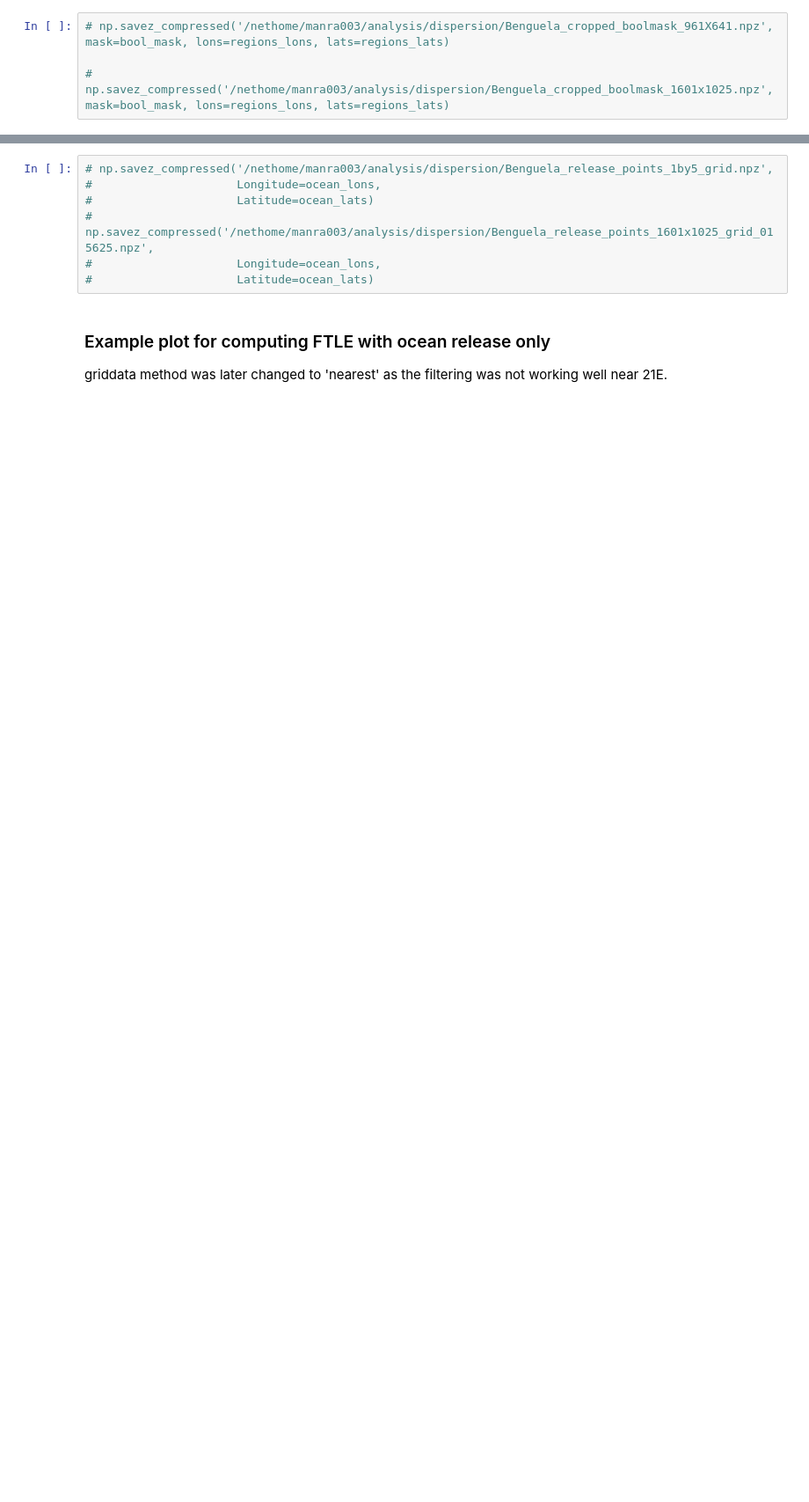
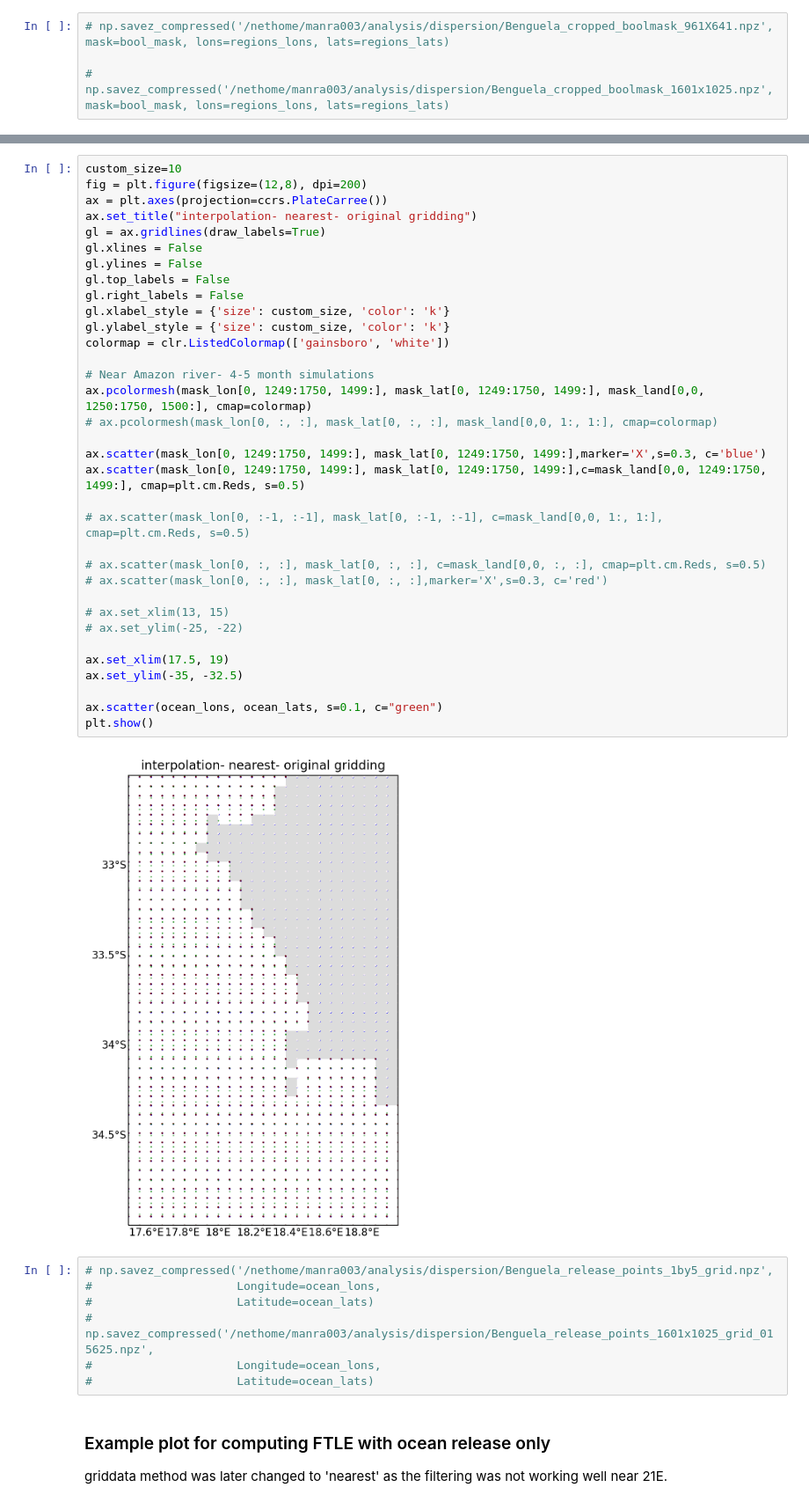
Before and after one commit to OceanParcels/atlanteco_plankton_plastic_nutrients_dispersion, a Jupyter notebook: src/processing/extract_Benguela_region.ipynb, the cells around one changed output, grey strips where cells are left out. Shown: that part at 88% size. Cells and saved outputs as stored; diff of their text form; blank space fills up the shorter version.

```diff
--- a/src/processing/extract_Benguela_region.ipynb
+++ b/src/processing/extract_Benguela_region.ipynb
@@ -108,3 +144,39 @@ len(ocean_lons)
+# %%
+custom_size=10
+fig = plt.figure(figsize=(12,8), dpi=200)
+ax = plt.axes(projection=ccrs.PlateCarree())
+ax.set_title("interpolation- nearest- original gridding")
+gl = ax.gridlines(draw_labels=True)
+gl.xlines = False
+gl.ylines = False
+gl.top_labels = False
+gl.right_labels = False
+gl.xlabel_style = {'size': custom_size, 'color': 'k'}
+gl.ylabel_style = {'size': custom_size, 'color': 'k'}
+colormap = clr.ListedColormap(['gainsboro', 'white'])
+
+# Near Amazon river- 4-5 month simulations
+ax.pcolormesh(mask_lon[0, 1249:1750, 1499:], mask_lat[0, 1249:1750, 1499:], mask_land[0,0, 1250:1750, 1500:], cmap=colormap)
+# ax.pcolormesh(mask_lon[0, :, :], mask_lat[0, :, :], mask_land[0,0, 1:, 1:], cmap=colormap)
+
+ax.scatter(mask_lon[0, 1249:1750, 1499:], mask_lat[0, 1249:1750, 1499:],marker='X',s=0.3, c='blue')
+ax.scatter(mask_lon[0, 1249:1750, 1499:], mask_lat[0, 1249:1750, 1499:],c=mask_land[0,0, 1249:1750, 1499:], cmap=plt.cm.Reds, s=0.5)
+
+# ax.scatter(mask_lon[0, :-1, :-1], mask_lat[0, :-1, :-1], c=mask_land[0,0, 1:, 1:], cmap=plt.cm.Reds, s=0.5)
+
+# ax.scatter(mask_lon[0, :, :], mask_lat[0, :, :], c=mask_land[0,0, :, :], cmap=plt.cm.Reds, s=0.5)
+# ax.scatter(mask_lon[0, :, :], mask_lat[0, :, :],marker='X',s=0.3, c='red')
+
+# ax.set_xlim(13, 15)
+# ax.set_ylim(-25, -22)
+
+ax.set_xlim(17.5, 19)
+ax.set_ylim(-35, -32.5)
+
+ax.scatter(ocean_lons, ocean_lats, s=0.1, c="green")
+plt.show()
+# %% [output]
+[figure, added]
 # %%
 # np.savez_compressed('/nethome/manra003/analysis/dispersion/Benguela_release_points_1by5_grid.npz',
 #                     Longitude=ocean_lons,
```
Also changed, not shown: parts of 27 cells of this notebook.
